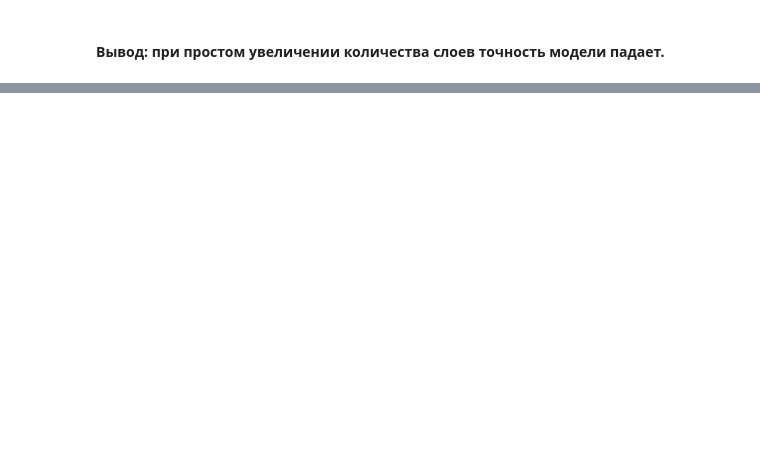
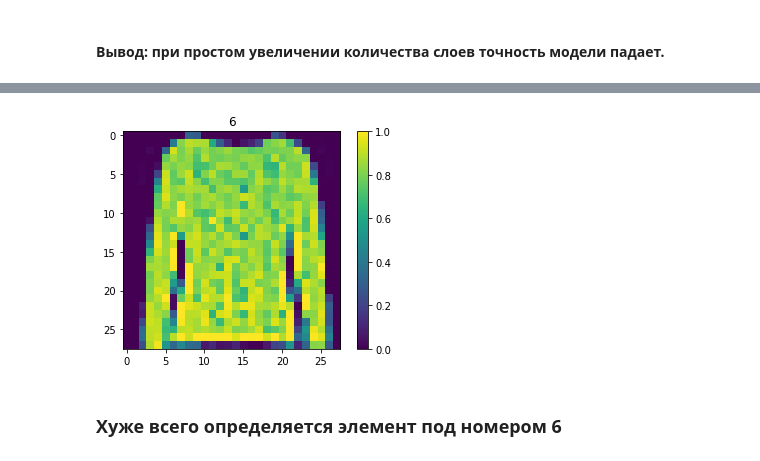
Before and after one commit to achinyaev/neuro_net, a Jupyter notebook: hw_02.ipynb, the cells around one changed output, grey strips where cells are left out. Cells and saved outputs as stored; diff of their text form; code cells hidden in the pictures; blank space fills up the shorter version.

```diff
--- a/hw_02.ipynb
+++ b/hw_02.ipynb
@@ -44,13 +46,14 @@ tensorflow
 (60000, 784)
 (10000, 784)
 # %%
-def picview(pic_df, idx, grid=False, colorbar=False):
+def picview(pic_df, idx, grid=False, colorbar=False, title = None):
     shape = int(len(train_images[idx])**0.5)
     shape = (shape, shape)
     plt.grid(grid)
     plt.imshow((pic_df[idx,:].reshape(shape)+1)/2)
     if colorbar:
         plt.colorbar()
+    plt.title(title)
     plt.show()
 
 
@@ -165,7 +168,7 @@ def model_predict(model, train_images, train_labels, test_images, test_labels, n
     if refit_model_on_full_data:
         start_time = time.time()
         print('refit on full train (99%) dataset activated')
-        model.fit(train_images, train_labels_cat, epochs=n_epochs, batch_size=batch_size, validation_split=0.01,
+        model.fit(train_images, train_labels_cat, epochs=n_epochs, batch_size=batch_size, validation_split=0.15,
                  verbose=verbose_refit)
         print(f'refit succeed in {(time.time()-start_time):.1f} sec')
         print()
@@ -179,7 +182,7 @@ def model_predict(model, train_images, train_labels, test_images, test_labels, n
         print(classification_report(test_labels, predict))
 
     if show_conf_matrix:
-        plot_conf_matrix(test_labels, predict)
+        plot_confmatrix(test_labels, predict)
 
     return predict
 # %%
@@ -490,0 +600,6 @@ _________________________________________________________________
+# %%
+picview(test_images,89, colorbar=True, title=str(test_labels[89]))
+# %% [output]
+[figure, added]
+# %% [markdown]
+### Хуже всего определяется элемент под номером 6
```
Also changed, not shown: parts of 10 cells of this notebook.
